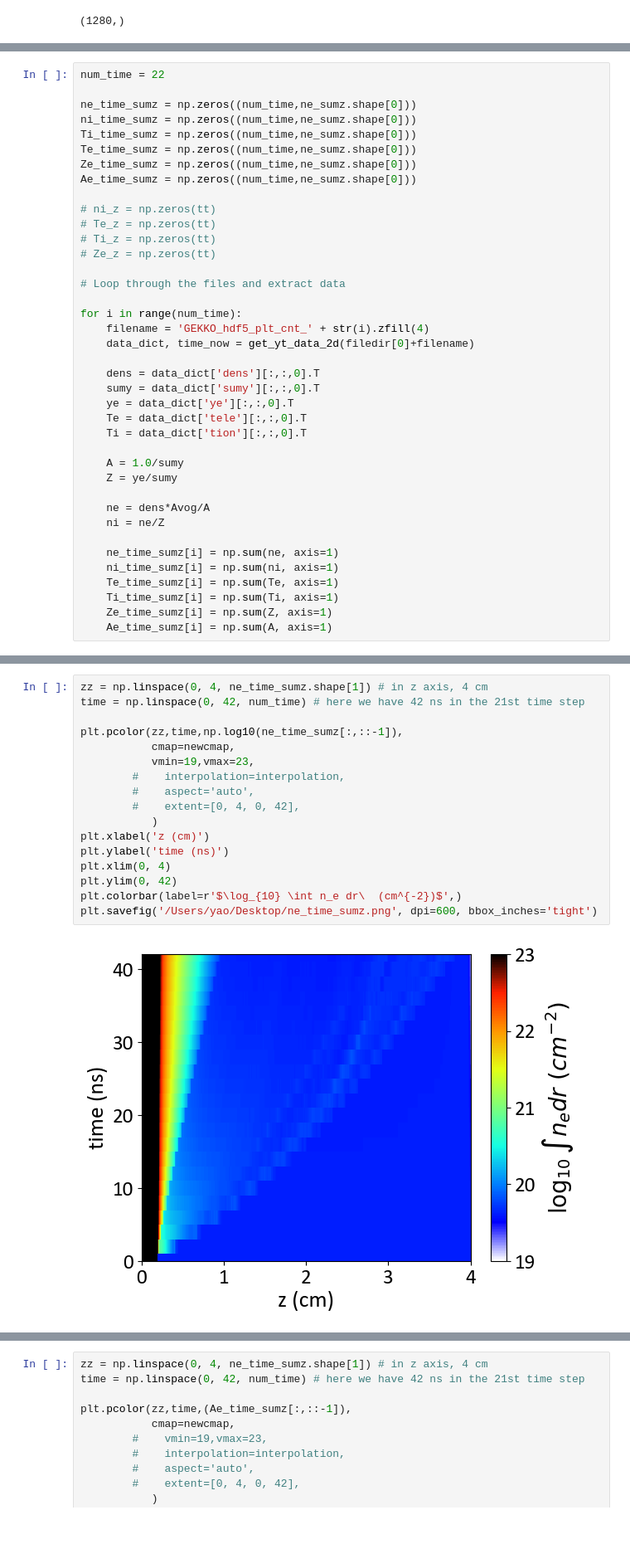
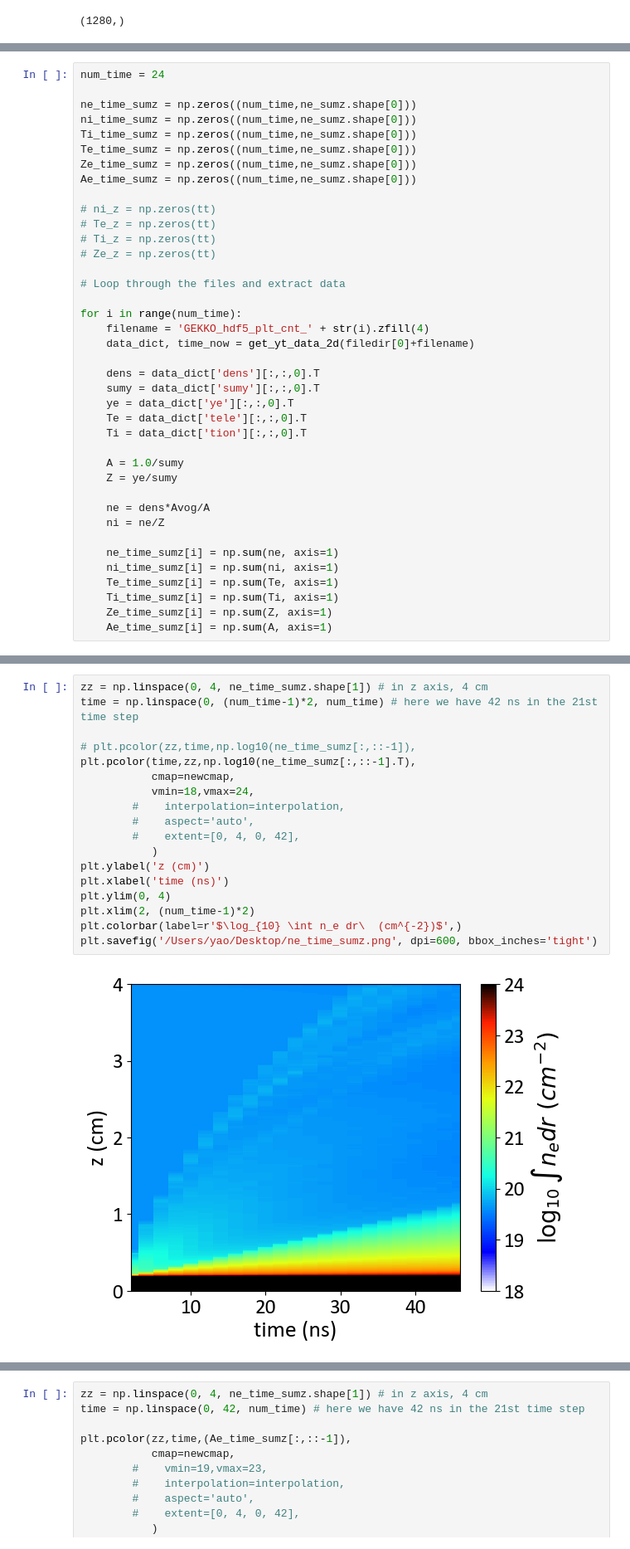
Before and after one commit to weipengyao/scripts, a Jupyter notebook: Gekko_2024.ipynb, the cells around one changed output, grey strips where cells are left out. Shown at 83% size. Cells and saved outputs as stored; diff of their text form.

```diff
--- a/Gekko_2024.ipynb
+++ b/Gekko_2024.ipynb
@@ -158,5 +175,5 @@ plt.semilogy(zz,ne_sumz[::-1])
 # %%
-num_time = 22
+num_time = 24
 
 ne_time_sumz = np.zeros((num_time,ne_sumz.shape[0]))
 ni_time_sumz = np.zeros((num_time,ne_sumz.shape[0]))
@@ -219,21 +236,22 @@ ne_time_sumz.shape
 # %%
 zz = np.linspace(0, 4, ne_time_sumz.shape[1]) # in z axis, 4 cm
-time = np.linspace(0, 42, num_time) # here we have 42 ns in the 21st time step
+time = np.linspace(0, (num_time-1)*2, num_time) # here we have 42 ns in the 21st time step
 
-plt.pcolor(zz,time,np.log10(ne_time_sumz[:,::-1]),
+# plt.pcolor(zz,time,np.log10(ne_time_sumz[:,::-1]),
+plt.pcolor(time,zz,np.log10(ne_time_sumz[:,::-1].T),
            cmap=newcmap,
-           vmin=19,vmax=23,
+           vmin=18,vmax=24,
         #    interpolation=interpolation,
         #    aspect='auto',
         #    extent=[0, 4, 0, 42],
            )
-plt.xlabel('z (cm)')
-plt.ylabel('time (ns)')
-plt.xlim(0, 4)
-plt.ylim(0, 42)
+plt.ylabel('z (cm)')
+plt.xlabel('time (ns)')
+plt.ylim(0, 4)
+plt.xlim(2, (num_time-1)*2)
 plt.colorbar(label=r'$\log_{10} \int n_e dr\  (cm^{-2})$',)
 plt.savefig('/Users/yao/Desktop/ne_time_sumz.png', dpi=600, bbox_inches='tight')
 # %% [output]
-[figure, old version]
+[figure, new version]
 # %%
 zz = np.linspace(0, 4, ne_time_sumz.shape[1]) # in z axis, 4 cm
```
Also changed, not shown: parts of 15 cells of this notebook, 4 other files.
